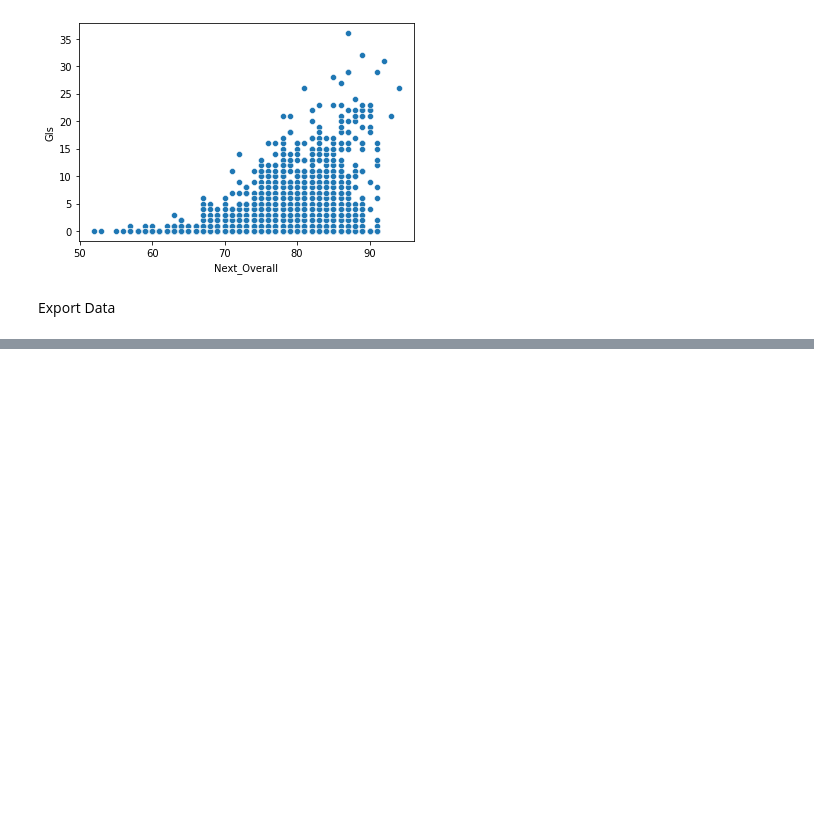
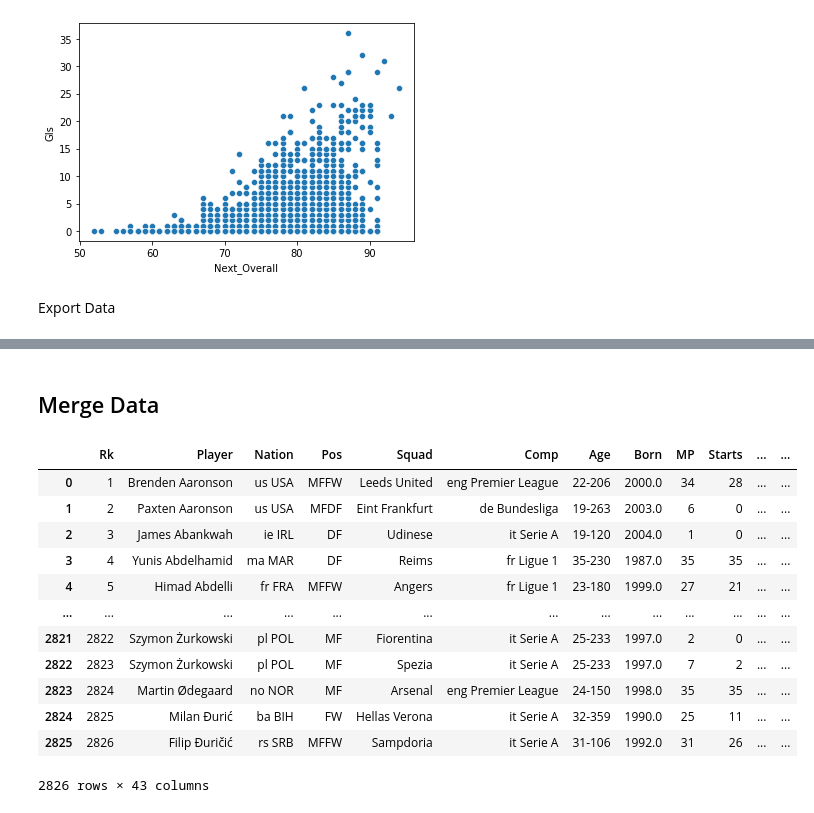
Before and after one commit to Roialfassi/predicting-future-grades-fifa, a Jupyter notebook: PreProcessWithRealStats.ipynb, the cells around one changed output, grey strips where cells are left out. Cells and saved outputs as stored; diff of their text form; code cells hidden in the pictures; blank space fills up the shorter version.

```diff
--- a/PreProcessWithRealStats.ipynb
+++ b/PreProcessWithRealStats.ipynb
@@ -212,0 +298,2 @@ merged_df.to_csv(output_folder+'/predict-with-real-life-stats/stats_Full_df.csv'
+# %% [markdown]
+## Merge Data
@@ -212,0 +303,20 @@ merged_df.to_csv(output_folder+'/predict-with-real-life-stats/stats_Full_df.csv'
+# %%
+df22 =combined_stats_df_names.copy()
+# %%
+df22 = df22.query("version == 2023")
+# %%
+df22
+# %% [output]
+|  | Rk | Player | Nation | Pos | Squad | Comp | Age | Born | MP | Starts | ... | ... |
+| 0 | 1 | Brenden Aaronson | us USA | MFFW | Leeds United | eng Premier League | 22-206 | 2000.0 | 34 | 28 | ... | ... |
+| 1 | 2 | Paxten Aaronson | us USA | MFDF | Eint Frankfurt | de Bundesliga | 19-263 | 2003.0 | 6 | 0 | ... | ... |
+| 2 | 3 | James Abankwah | ie IRL | DF | Udinese | it Serie A | 19-120 | 2004.0 | 1 | 0 | ... | ... |
+| 3 | 4 | Yunis Abdelhamid | ma MAR | DF | Reims | fr Ligue 1 | 35-230 | 1987.0 | 35 | 35 | ... | ... |
+| 4 | 5 | Himad Abdelli | fr FRA | MFFW | Angers | fr Ligue 1 | 23-180 | 1999.0 | 27 | 21 | ... | ... |
+| ... | ... | ... | ... | ... | ... | ... | ... | ... | ... | ... | ... | ... |
+| 2821 | 2822 | Szymon Żurkowski | pl POL | MF | Fiorentina | it Serie A | 25-233 | 1997.0 | 2 | 0 | ... | ... |
+| 2822 | 2823 | Szymon Żurkowski | pl POL | MF | Spezia | it Serie A | 25-233 | 1997.0 | 7 | 2 | ... | ... |
+| 2823 | 2824 | Martin Ødegaard | no NOR | MF | Arsenal | eng Premier League | 24-150 | 1998.0 | 35 | 35 | ... | ... |
+| 2824 | 2825 | Milan Đurić | ba BIH | FW | Hellas Verona | it Serie A | 32-359 | 1990.0 | 25 | 11 | ... | ... |
+| 2825 | 2826 | Filip Đuričić | rs SRB | MFFW | Sampdoria | it Serie A | 31-106 | 1992.0 | 31 | 26 | ... | ... |
+2826 rows × 43 columns
```
Also changed, not shown: parts of 29 cells of this notebook.
